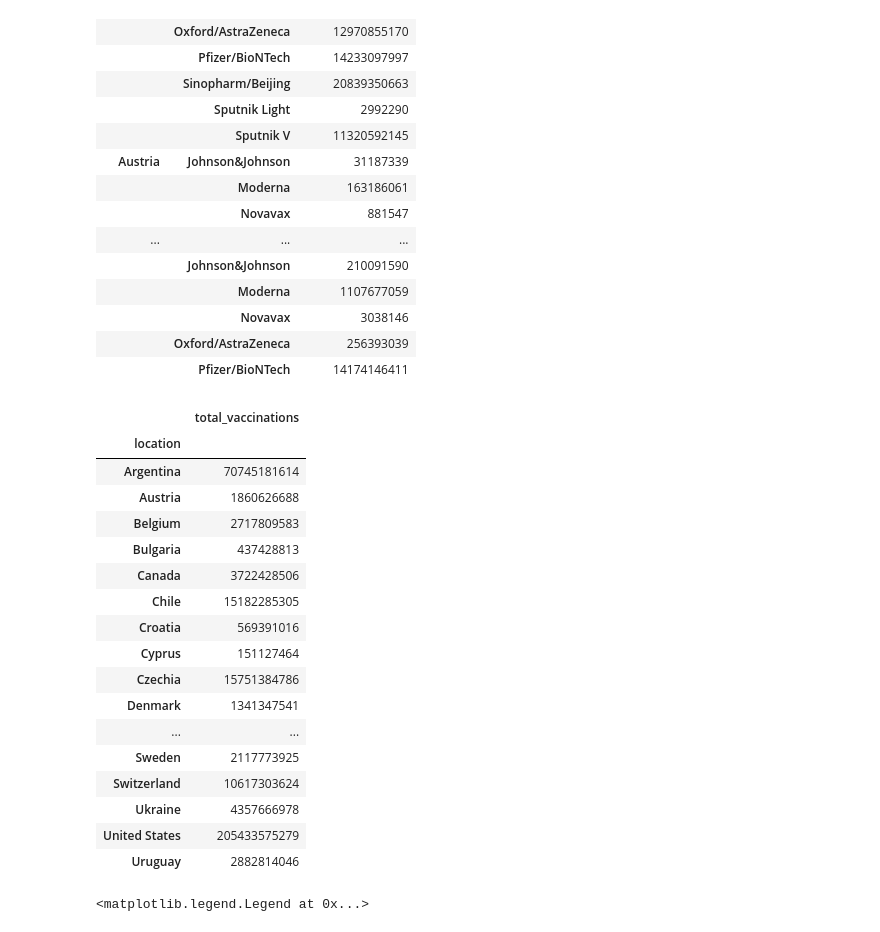
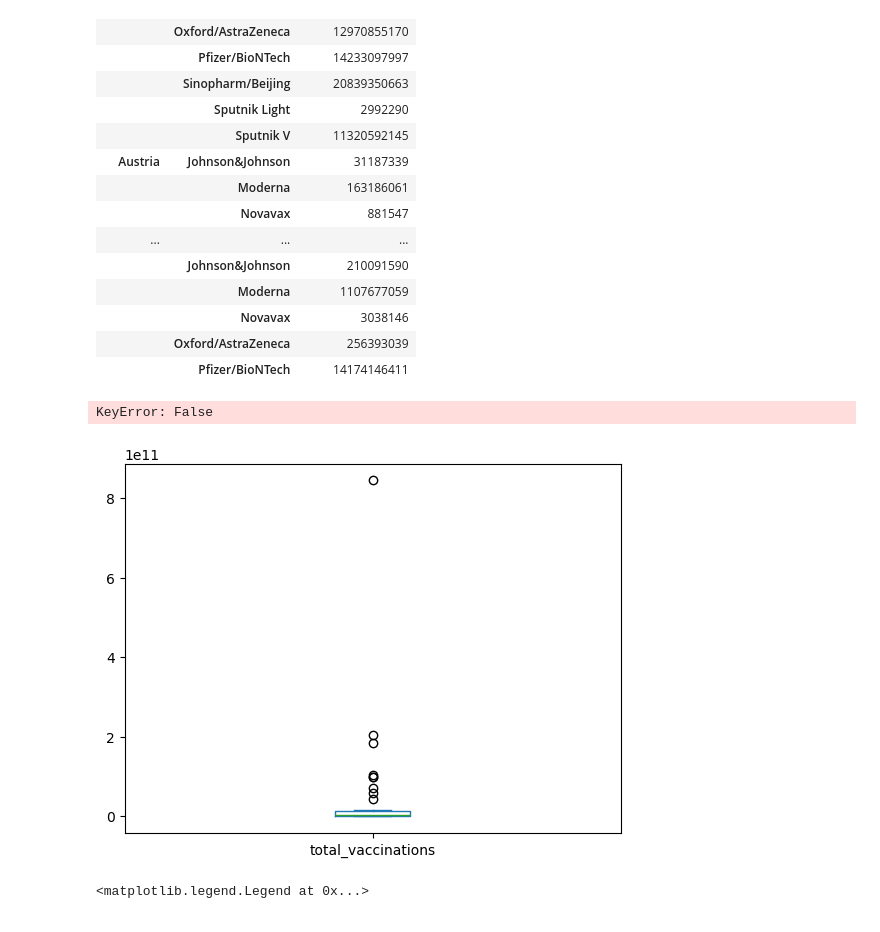
Before and after one commit to gburlew/Project-1, a Jupyter notebook: Notebooks/explore_notebook.ipynb, the cells around one changed output. Cells and saved outputs as stored; diff of their text form; code cells hidden in the pictures.

```diff
--- a/Notebooks/explore_notebook.ipynb
+++ b/Notebooks/explore_notebook.ipynb
@@ -95,26 +105,15 @@ manufacturer_df.head(50)
 |  | Pfizer/BioNTech | 14174146411 |
 # %%
 total_vax = manufacturer_df.groupby(['location']).sum(['total_vaccinations'])
-total_vax
+total_vax = total_vax.drop(total_vax.loc(total_vax['location' == 'European Union']))
+print(total_vax)
+total_vax['total_vaccinations'].describe()
 # %% [output]
-|  | total_vaccinations |
-| location |  |
-| Argentina | 70745181614 |
-| Austria | 1860626688 |
-| Belgium | 2717809583 |
-| Bulgaria | 437428813 |
-| Canada | 3722428506 |
-| Chile | 15182285305 |
-| Croatia | 569391016 |
-| Cyprus | 151127464 |
-| Czechia | 15751384786 |
-| Denmark | 1341347541 |
-| ... | ... |
-| Sweden | 2117773925 |
-| Switzerland | 10617303624 |
-| Ukraine | 4357666978 |
-| United States | 205433575279 |
-| Uruguay | 2882814046 |
+KeyError: False
+# %%
+stat_chart_total_vax = total_vax.plot(kind='box')
+# %% [output]
+[figure, added]
 # %%
 count_chart = total_vax.plot(kind='bar', color='red', alpha=0.5)
 count_chart.set_xlabel('Country')
```
Also changed, not shown: parts of 4 cells of this notebook.
